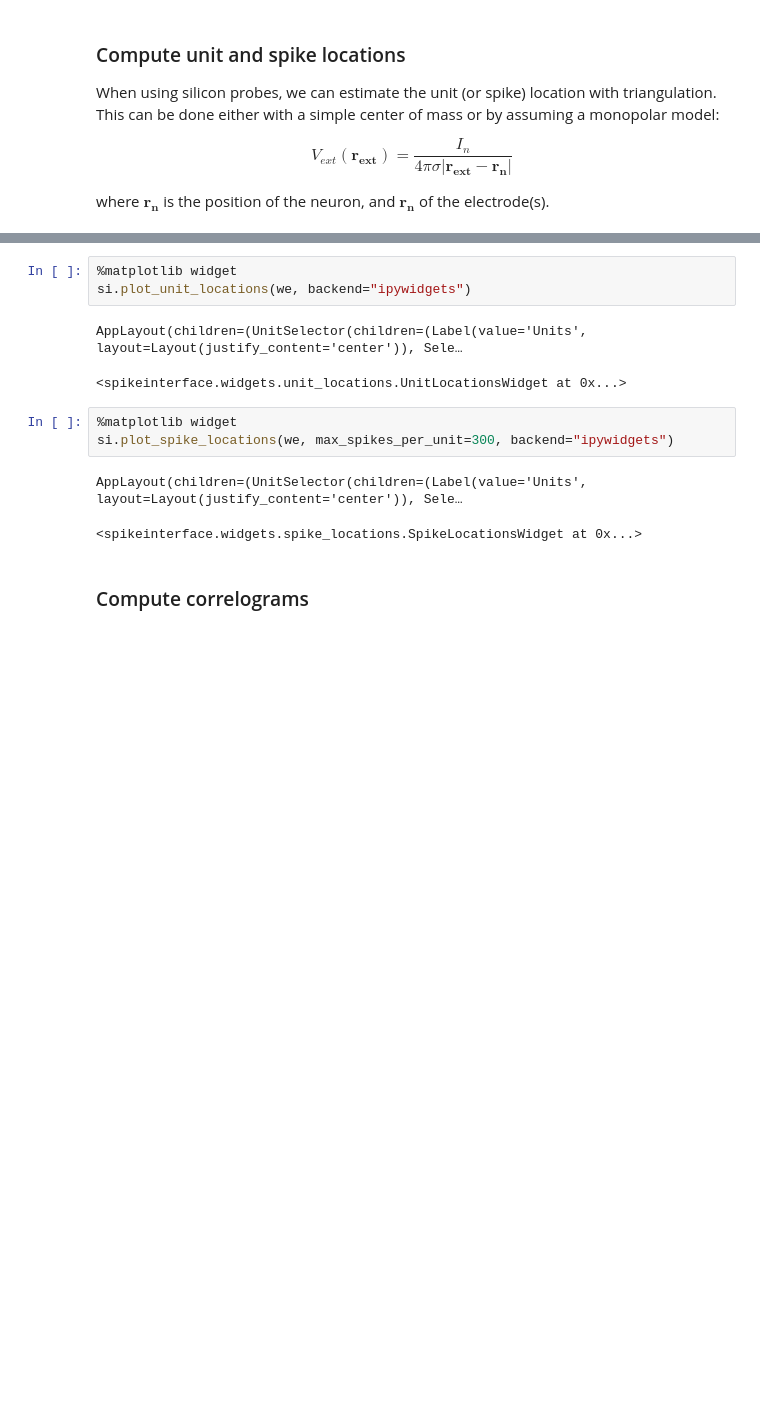
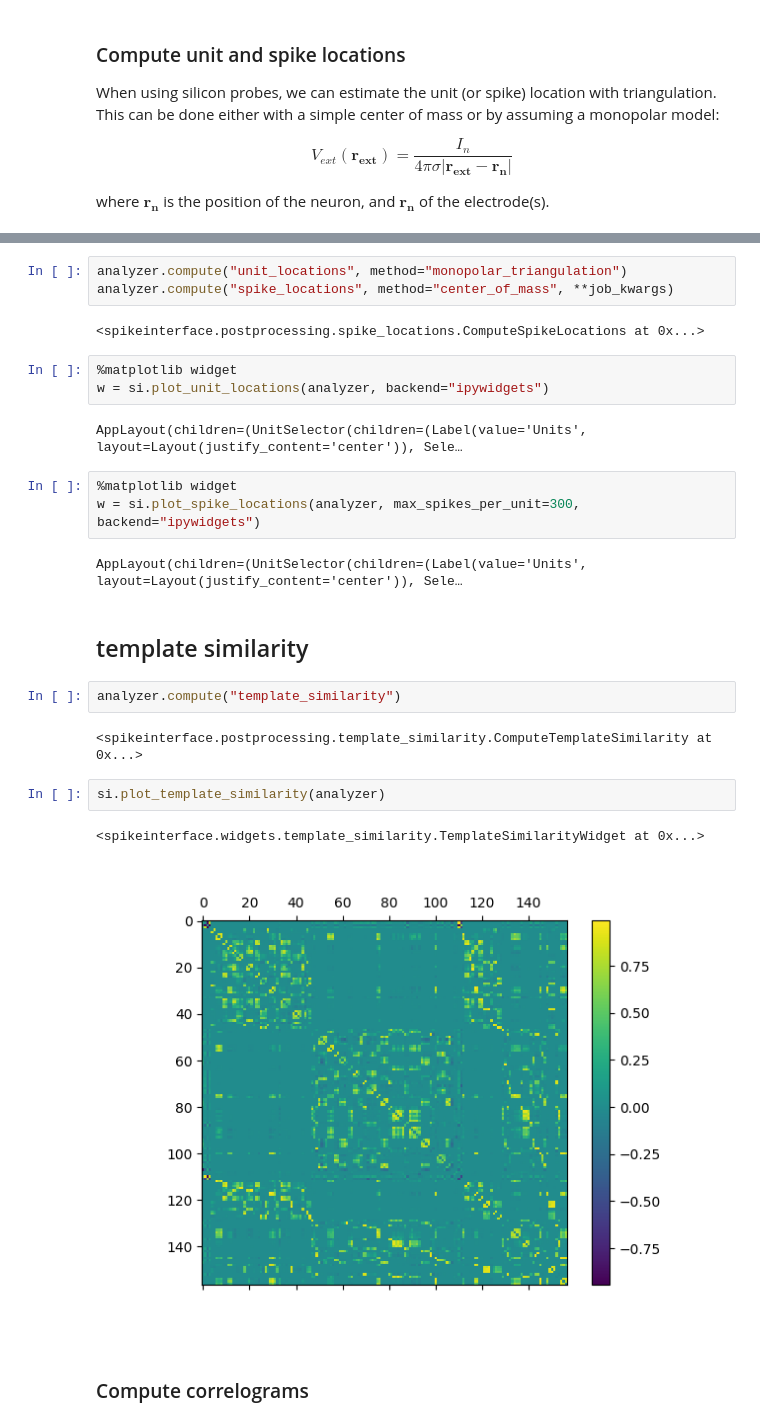
Before and after one commit to samuelgarcia/school_spike_sorting_Aussois_2024, a Jupyter notebook: Tutorial_spikeinterface/SpikeInterface_Tutorial.ipynb, the cells around one changed output, grey strips where cells are left out. Drawn from its saved outputs; the diff is of its cells as text; blank space fills up the shorter version.

```diff
--- a/Tutorial_spikeinterface/SpikeInterface_Tutorial.ipynb
+++ b/Tutorial_spikeinterface/SpikeInterface_Tutorial.ipynb
@@ -848,14 +772,28 @@ spike_locations = si.compute_spike_locations(we, method="center_of_mass", load_i
+# %%
+analyzer.compute("unit_locations", method="monopolar_triangulation")
+analyzer.compute("spike_locations", method="center_of_mass", **job_kwargs)
+# %% [output]
+<spikeinterface.postprocessing.spike_locations.ComputeSpikeLocations at 0x...>
 # %%
 %matplotlib widget
-si.plot_unit_locations(we, backend="ipywidgets")
+w = si.plot_unit_locations(analyzer, backend="ipywidgets")
 # %% [output]
 AppLayout(children=(UnitSelector(children=(Label(value='Units', layout=Layout(justify_content='center')), Sele…
-<spikeinterface.widgets.unit_locations.UnitLocationsWidget at 0x...>
 # %%
 %matplotlib widget
-si.plot_spike_locations(we, max_spikes_per_unit=300, backend="ipywidgets")
+w = si.plot_spike_locations(analyzer, max_spikes_per_unit=300, backend="ipywidgets")
 # %% [output]
 AppLayout(children=(UnitSelector(children=(Label(value='Units', layout=Layout(justify_content='center')), Sele…
-<spikeinterface.widgets.spike_locations.SpikeLocationsWidget at 0x...>
+# %% [markdown]
+## template similarity
+# %%
+analyzer.compute("template_similarity")
+# %% [output]
+<spikeinterface.postprocessing.template_similarity.ComputeTemplateSimilarity at 0x...>
+# %%
+si.plot_template_similarity(analyzer)
+# %% [output]
+<spikeinterface.widgets.template_similarity.TemplateSimilarityWidget at 0x...>
+[figure, added]
 # %% [markdown]
 ### Compute correlograms
```
Also changed, not shown: parts of 107 cells of this notebook.
